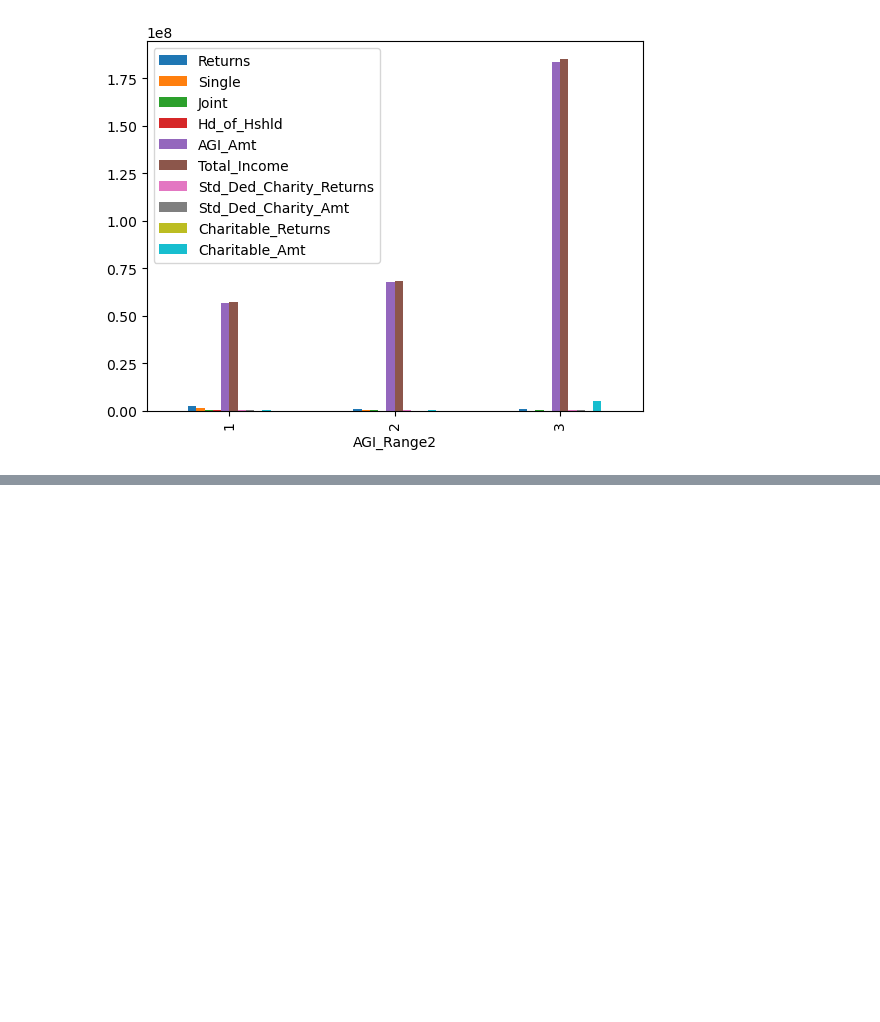
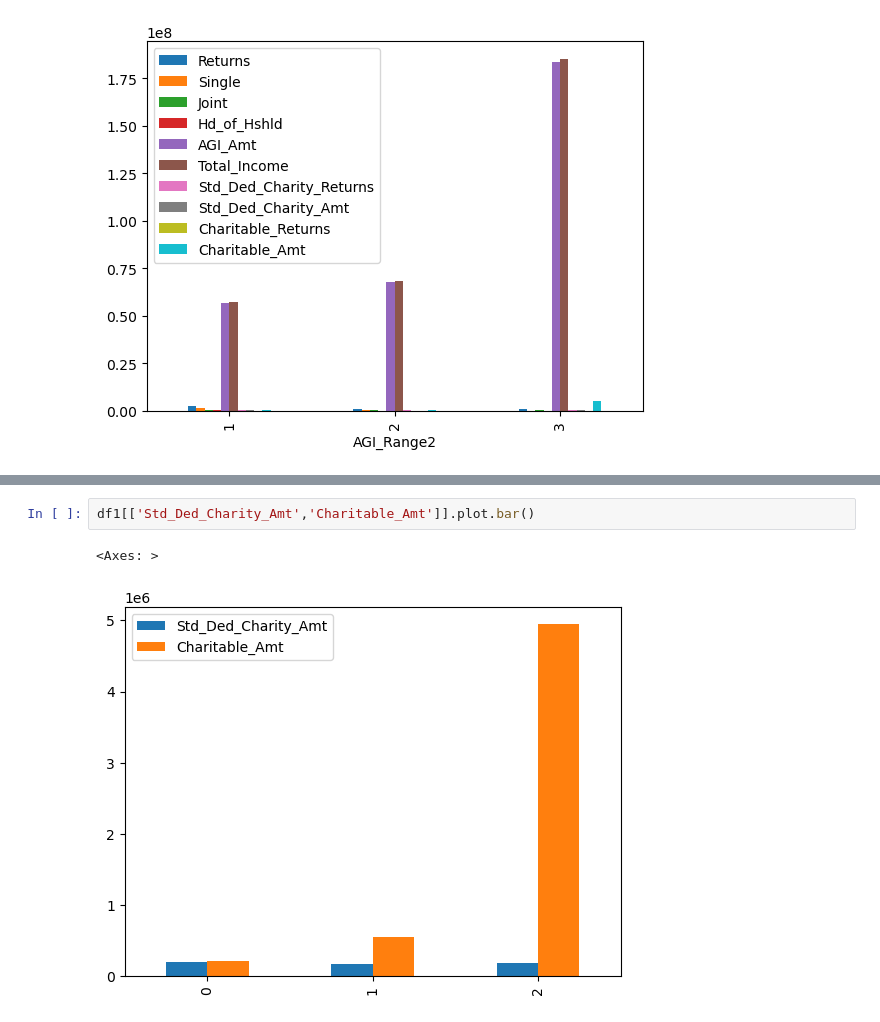
Before and after one commit to HasmigG/TaxAnalysis, a Jupyter notebook: etl_Hasmig.ipynb, the cells around one changed output, grey strips where cells are left out. Drawn from its saved outputs; the diff is of its cells as text; blank space fills up the shorter version.

```diff
--- a/etl_Hasmig.ipynb
+++ b/etl_Hasmig.ipynb
@@ -134,0 +139,5 @@ df1[['AGI_Range2', 'Returns', 'Single', 'Joint', 'Hd_of_Hshld',
+# %%
+df1[['Std_Ded_Charity_Amt','Charitable_Amt']].plot.bar()
+# %% [output]
+<Axes: >
+[figure, added]
```
Also changed, not shown: parts of 9 cells of this notebook, 1 other file.
